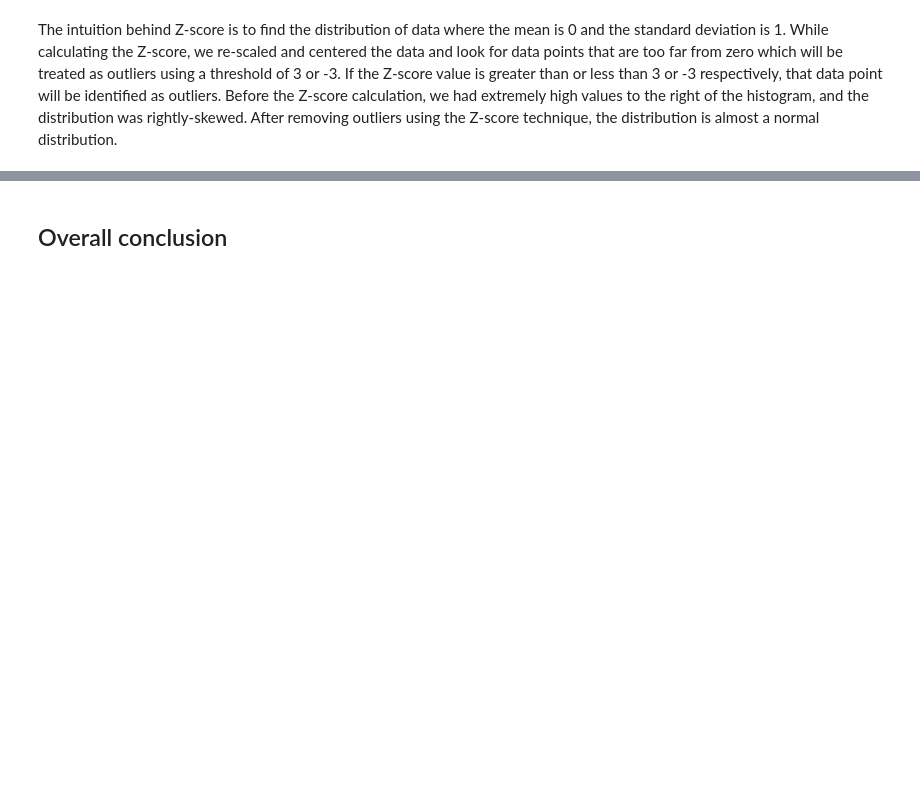
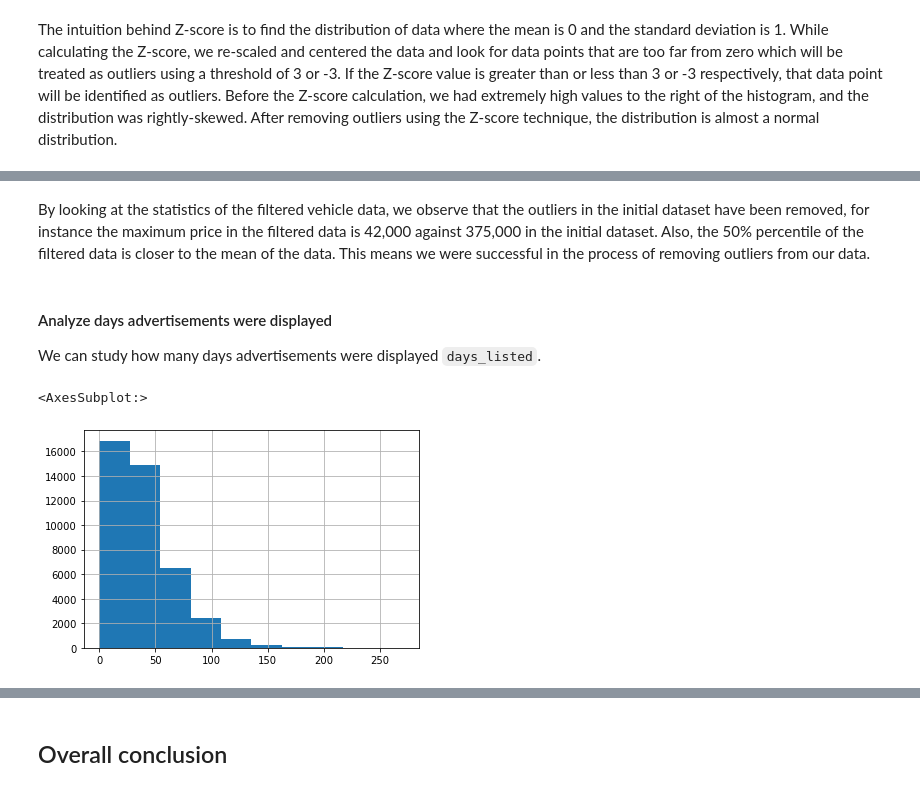
Before and after one commit to chuksoo/vehicle_price_analytics, a Jupyter notebook: car_sales_EDA.ipynb, the cells around one changed output, grey strips where cells are left out. Cells and saved outputs as stored; diff of their text form; code cells hidden in the pictures; blank space fills up the shorter version.

```diff
--- a/car_sales_EDA.ipynb
+++ b/car_sales_EDA.ipynb
@@ -668,0 +616,11 @@ Name: avg_miles_year, dtype: float64
+# %% [markdown]
+By looking at the statistics of the filtered vehicle data, we observe that the outliers in the initial dataset have been removed, for instance the maximum price in the filtered data is 42,000 against 375,000 in the initial dataset. Also, the 50% percentile of the filtered data is closer to the mean of the data. This means we were successful in the process of removing outliers from our data.
+# %% [markdown]
+#### Analyze days advertisements were displayed
+We can study how many days advertisements were displayed `days_listed`.
+# %%
+# histogram for days_listed
+vehicles_filtered['days_listed'].hist()
+# %% [output]
+<AxesSubplot:>
+[figure, added]
```
Also changed, not shown: parts of 55 cells of this notebook.
